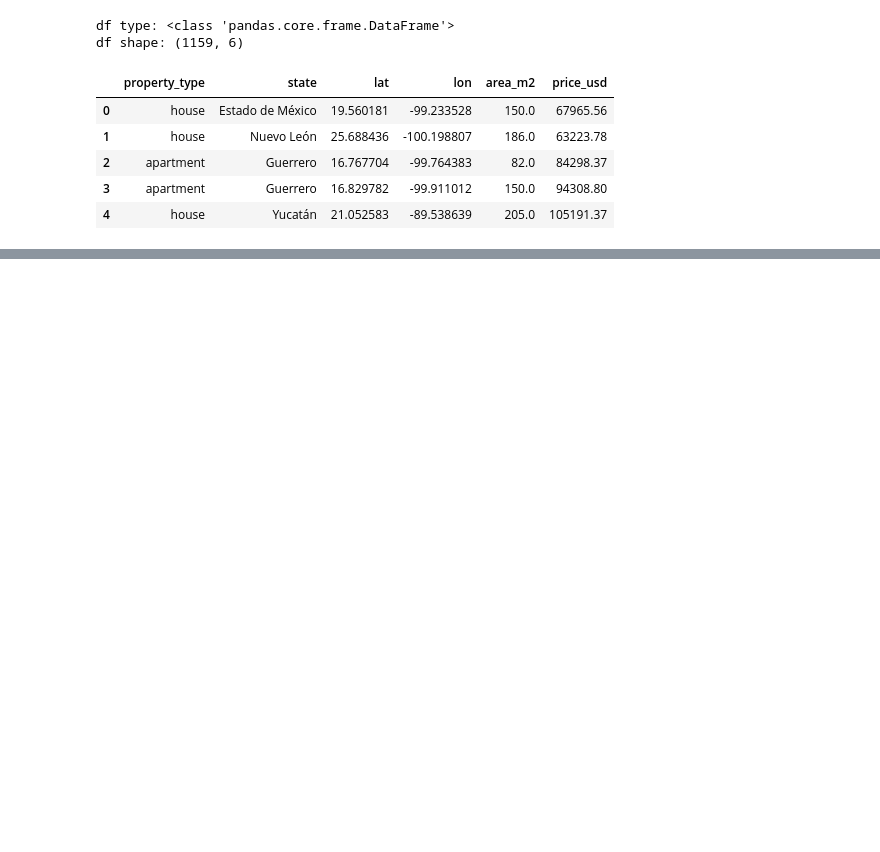
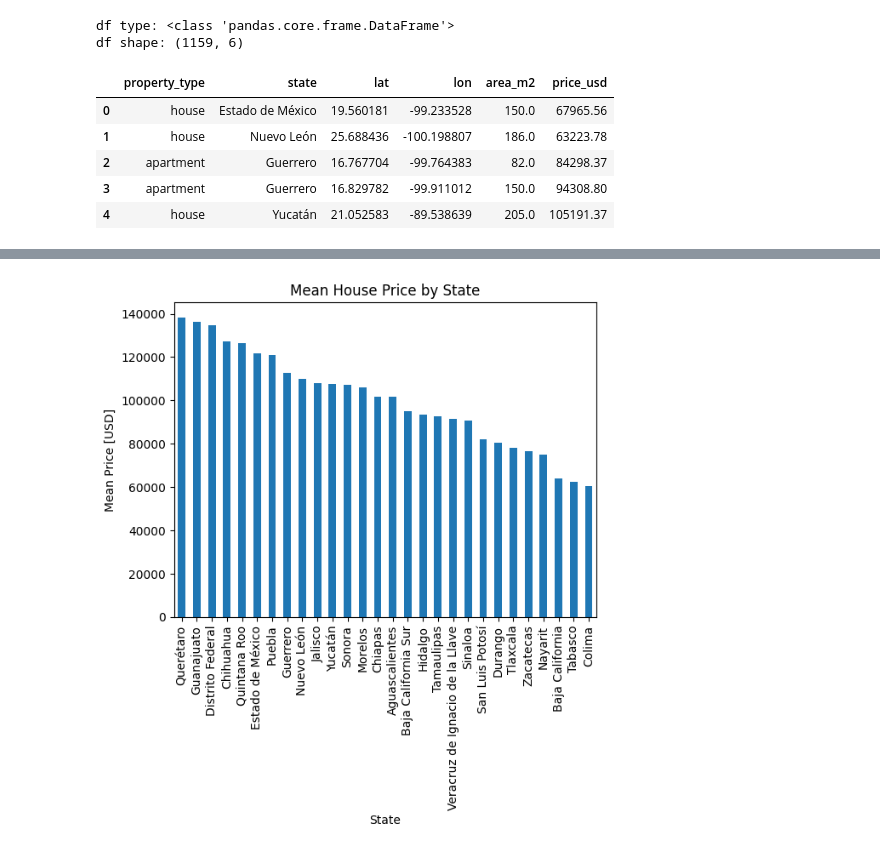
Before and after one commit to Ofgeha-Gelana/Housing-in-Mexico, a Jupyter notebook: notebooks/014-size-or-location.ipynb, the cells around one changed output, grey strips where cells are left out. Drawn from its saved outputs; the diff is of its cells as text; code cells hidden in the pictures; blank space fills up the shorter version.

```diff
--- a/notebooks/014-size-or-location.ipynb
+++ b/notebooks/014-size-or-location.ipynb
@@ -18,3 +18,11 @@ df shape: (1159, 6)
 | 2 | apartment | Guerrero | 16.767704 | -99.764383 | 82.0 | 84298.37 |
 | 3 | apartment | Guerrero | 16.829782 | -99.911012 | 150.0 | 94308.80 |
 | 4 | house | Yucatán | 21.052583 | -89.538639 | 205.0 | 105191.37 |
+# %%
+# Declare variable `mean_price_by_state`
+mean_price_by_state = df.groupby('state')['price_usd'].mean().sort_values(ascending=False)
+
+# Print object type, shape, and head
+print("mean_price_by_state type:", type(mean_price_by_state))
+print("mean_price_by_state shape:", mean_price_by_state.shape)
+mean_price_by_state.head()
@@ -20,0 +39,11 @@ df shape: (1159, 6)
+# %%
+# Create bar chart from `mean_price_by_state` using pandas
+
+mean_price_by_state.plot(
+    kind='bar',
+    xlabel='State',
+    ylabel='Mean Price [USD]',
+    title='Mean House Price by State'
+);
+# %% [output]
+[figure, added]
```
Also changed, not shown: parts of 1 cell of this notebook.
